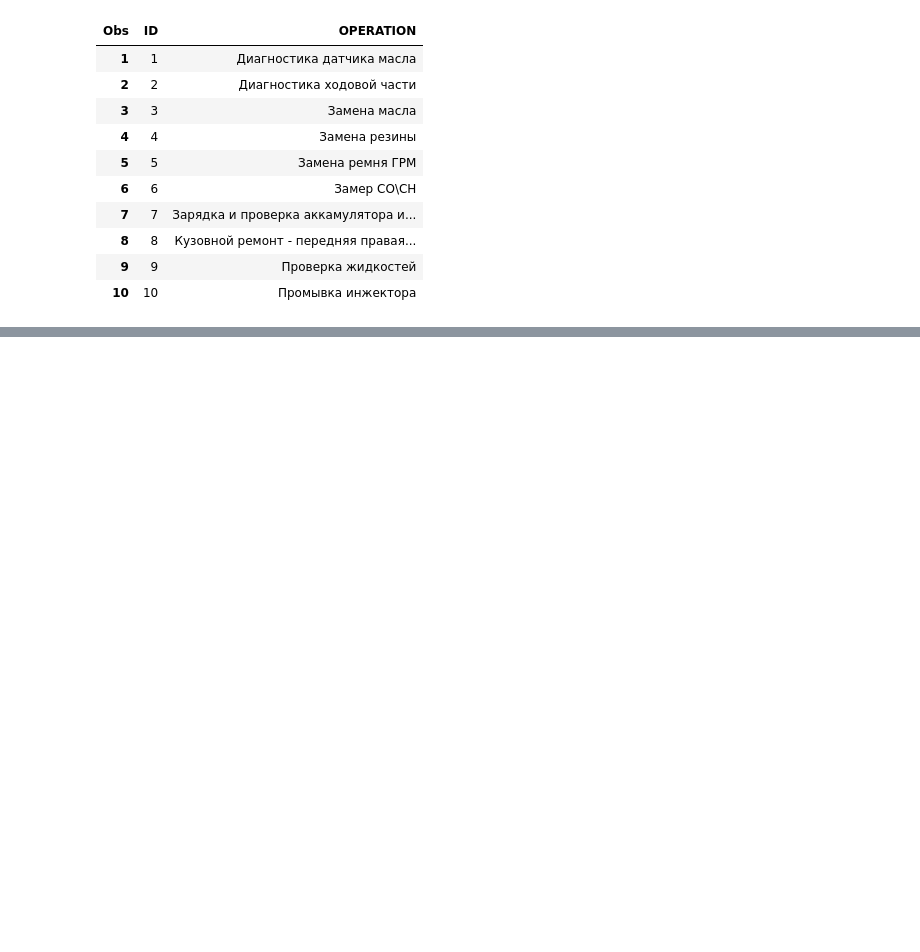
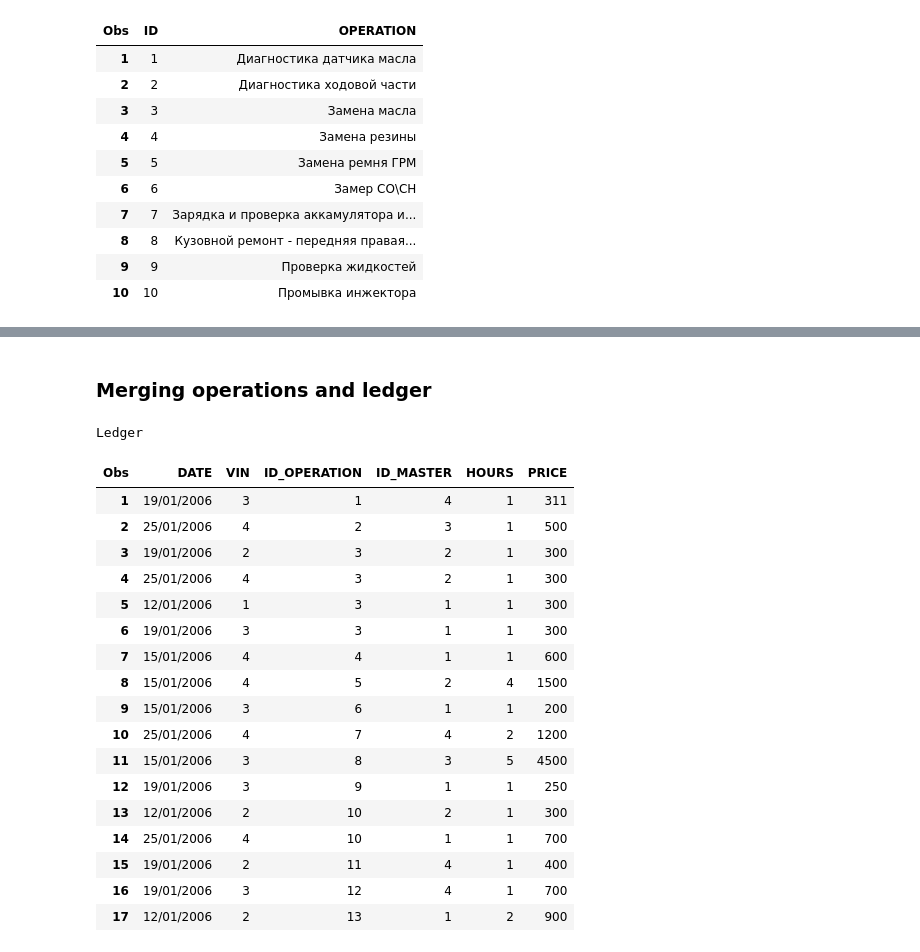
Before and after one commit to ahtyamovdanil/SAS_university, a Jupyter notebook: lab_1/lab1_var3.ipynb, the cells around one changed output, grey strips where cells are left out. Saved outputs shown, nothing was run; the diff lists cells and outputs as text; code cells hidden in the pictures; blank space fills up the shorter version.

```diff
--- a/lab_1/lab1.ipynb
+++ b/lab_1/lab1_var3.ipynb
@@ -233 +218,50 @@ Owners
+# %% [markdown]
+### Merging operations and ledger
+# %%
+proc sort
+    data=work.ledger;
+    by OPERATION;
+run;
+
+proc sort
+    data=work.operations;
+    by OPERATION;
+run;
+
+data work.ledger;
+    merge work.ledger work.operations;
+    by OPERATION;
+    rename ID = ID_OPERATION;
+    drop OPERATION;
+run;
+
+data work.ledger;
+    retain DATE VIN ID_OPERATION ID_MASTER HOURS PRICE;
+    set work.ledger;
+run;
+
+proc print
+    data=work.ledger;
+    title "Ledger";
+run;
+# %% [output]
+Ledger
+| Obs | DATE | VIN | ID_OPERATION | ID_MASTER | HOURS | PRICE |
+| 1 | 19/01/2006 | 3 | 1 | 4 | 1 | 311 |
+| 2 | 25/01/2006 | 4 | 2 | 3 | 1 | 500 |
+| 3 | 19/01/2006 | 2 | 3 | 2 | 1 | 300 |
+| 4 | 25/01/2006 | 4 | 3 | 2 | 1 | 300 |
+| 5 | 12/01/2006 | 1 | 3 | 1 | 1 | 300 |
+| 6 | 19/01/2006 | 3 | 3 | 1 | 1 | 300 |
+| 7 | 15/01/2006 | 4 | 4 | 1 | 1 | 600 |
+| 8 | 15/01/2006 | 4 | 5 | 2 | 4 | 1500 |
+| 9 | 15/01/2006 | 3 | 6 | 1 | 1 | 200 |
+| 10 | 25/01/2006 | 4 | 7 | 4 | 2 | 1200 |
+| 11 | 15/01/2006 | 3 | 8 | 3 | 5 | 4500 |
+| 12 | 19/01/2006 | 3 | 9 | 1 | 1 | 250 |
+| 13 | 12/01/2006 | 2 | 10 | 2 | 1 | 300 |
+| 14 | 25/01/2006 | 4 | 10 | 1 | 1 | 700 |
+| 15 | 19/01/2006 | 2 | 11 | 4 | 1 | 400 |
+| 16 | 19/01/2006 | 3 | 12 | 4 | 1 | 700 |
+| 17 | 12/01/2006 | 2 | 13 | 1 | 2 | 900 |
 # %% [markdown]
```
Also changed, not shown: parts of 19 cells of this notebook, 7 other files.
